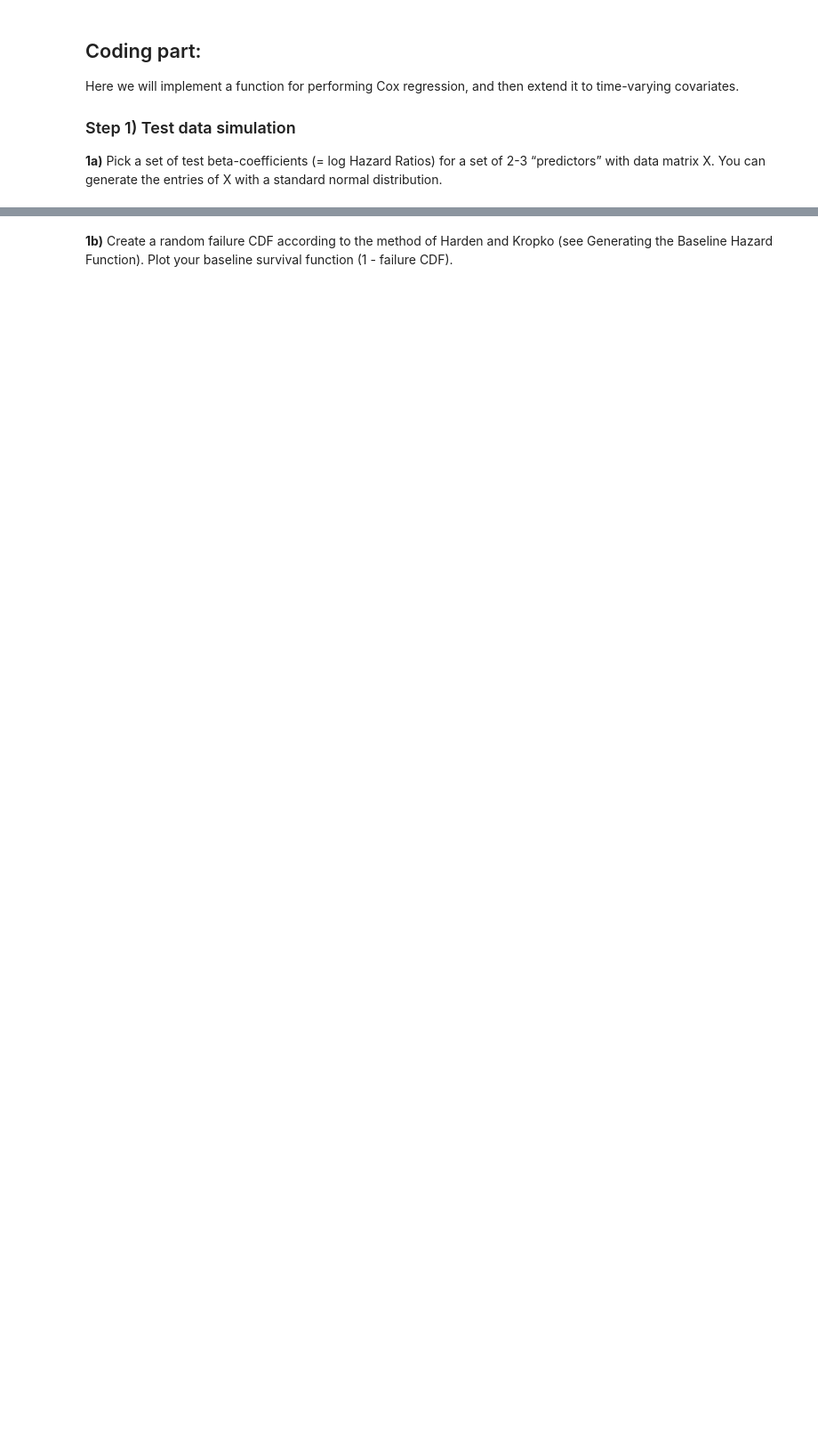
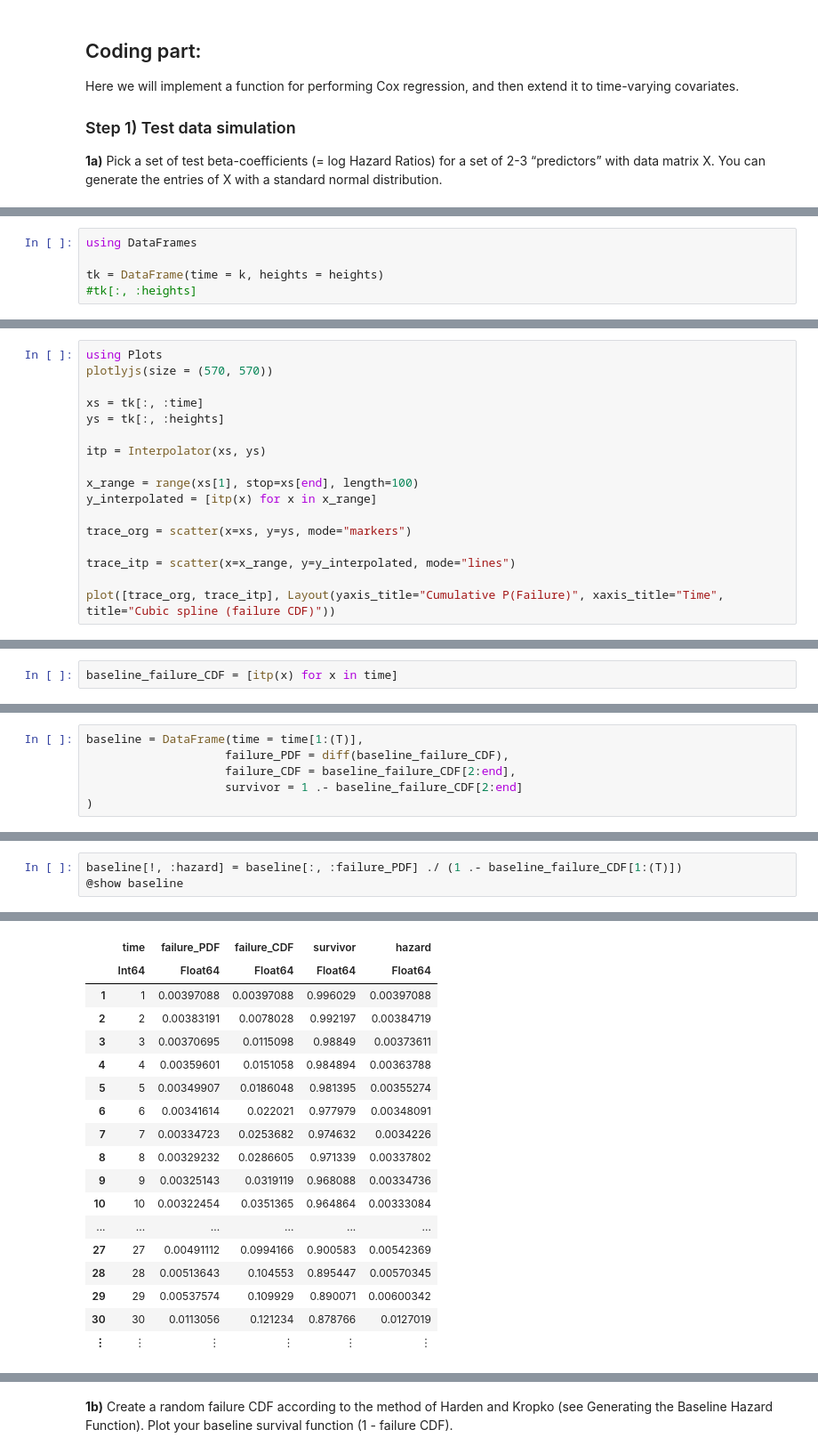
Before and after one commit to fmwestby/SP-INF, a Jupyter notebook: cox_regression/assignment_CoxRegression.ipynb, the cells around one changed output, grey strips where cells are left out. Shown: that part at 89% size. Cells and saved outputs as stored; diff of their text form; blank space fills up the shorter version.

```diff
--- a/cox_regression/assignment_CoxRegression.ipynb
+++ b/cox_regression/assignment_CoxRegression.ipynb
@@ -47,0 +112,5 @@ df = DataFrame(
+# %%
+using DataFrames
+
+tk = DataFrame(time = k, heights = heights)
+#tk[:, :heights]
@@ -47,0 +131,17 @@ df = DataFrame(
+# %%
+using Plots
+plotlyjs(size = (570, 570))
+
+xs = tk[:, :time]
+ys = tk[:, :heights]
+
+itp = Interpolator(xs, ys)
+
+x_range = range(xs[1], stop=xs[end], length=100)
+y_interpolated = [itp(x) for x in x_range]
+
+trace_org = scatter(x=xs, y=ys, mode="markers")
+
+trace_itp = scatter(x=x_range, y=y_interpolated, mode="lines")
+
+plot([trace_org, trace_itp], Layout(yaxis_title="Cumulative P(Failure)", xaxis_title="Time", title="Cubic spline (failure CDF)"))
@@ -47,0 +150,2 @@ df = DataFrame(
+# %%
+baseline_failure_CDF = [itp(x) for x in time]
@@ -47,0 +170,6 @@ df = DataFrame(
+# %%
+baseline = DataFrame(time = time[1:(T)],
+                    failure_PDF = diff(baseline_failure_CDF),
+                    failure_CDF = baseline_failure_CDF[2:end],
+                    survivor = 1 .- baseline_failure_CDF[2:end]
+)
@@ -47,0 +196,4 @@ df = DataFrame(
+# %%
+baseline[!, :hazard] = baseline[:, :failure_PDF] ./ (1 .- baseline_failure_CDF[1:(T)])
+@show baseline
+# %% [output]
@@ -47,0 +218,18 @@ df = DataFrame(
+|  | time | failure_PDF | failure_CDF | survivor | hazard |
+|  | Int64 | Float64 | Float64 | Float64 | Float64 |
+| 1 | 1 | 0.00397088 | 0.00397088 | 0.996029 | 0.00397088 |
+| 2 | 2 | 0.00383191 | 0.0078028 | 0.992197 | 0.00384719 |
+| 3 | 3 | 0.00370695 | 0.0115098 | 0.98849 | 0.00373611 |
+| 4 | 4 | 0.00359601 | 0.0151058 | 0.984894 | 0.00363788 |
+| 5 | 5 | 0.00349907 | 0.0186048 | 0.981395 | 0.00355274 |
+| 6 | 6 | 0.00341614 | 0.022021 | 0.977979 | 0.00348091 |
+| 7 | 7 | 0.00334723 | 0.0253682 | 0.974632 | 0.0034226 |
+| 8 | 8 | 0.00329232 | 0.0286605 | 0.971339 | 0.00337802 |
+| 9 | 9 | 0.00325143 | 0.0319119 | 0.968088 | 0.00334736 |
+| 10 | 10 | 0.00322454 | 0.0351365 | 0.964864 | 0.00333084 |
+| ... | ... | ... | ... | ... | ... |
+| 27 | 27 | 0.00491112 | 0.0994166 | 0.900583 | 0.00542369 |
+| 28 | 28 | 0.00513643 | 0.104553 | 0.895447 | 0.00570345 |
+| 29 | 29 | 0.00537574 | 0.109929 | 0.890071 | 0.00600342 |
+| 30 | 30 | 0.0113056 | 0.121234 | 0.878766 | 0.0127019 |
+| ⋮ | ⋮ | ⋮ | ⋮ | ⋮ | ⋮ |
```
Also changed, not shown: parts of 11 cells of this notebook.
